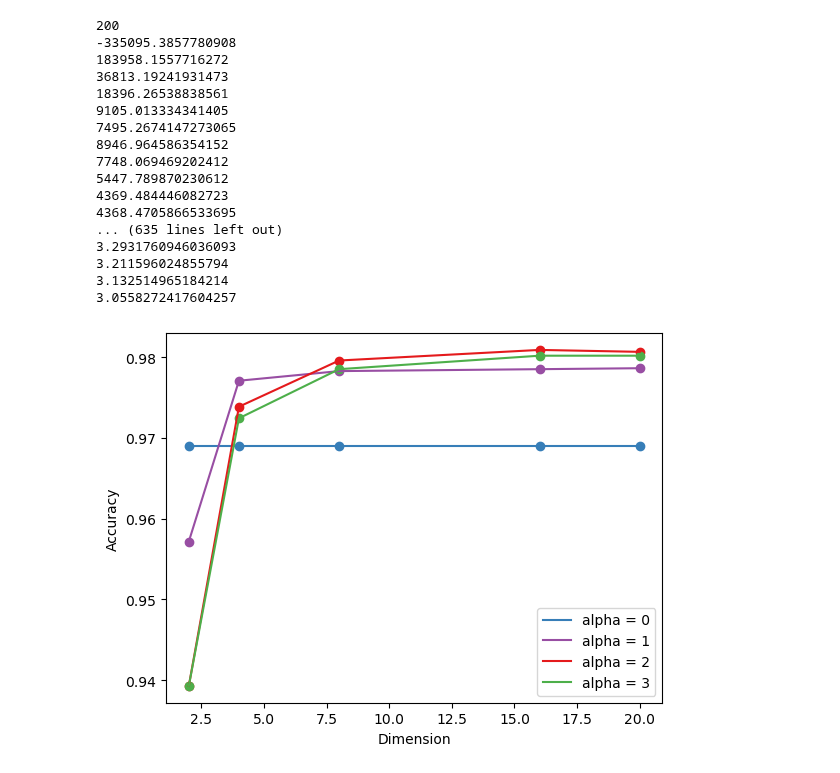
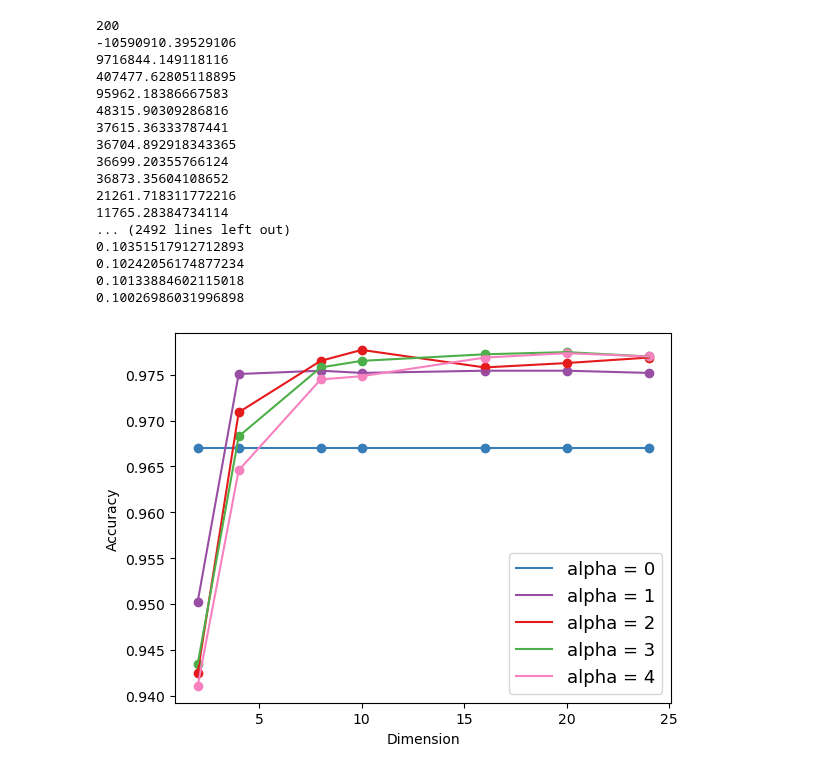
Before and after one commit to SigneDjernis/Latent_Distance_Models, a Jupyter notebook: Dublin dataset/EffectOfDim.ipynb, the cells around one changed output. Saved outputs shown, nothing was run; the diff lists cells and outputs as text; code cells hidden in the pictures.

Commit message:
Find optimal dim and alpha and compare the optimal

```diff
--- a/Dublin dataset/EffectOfDim.ipynb
+++ b/Dublin dataset/EffectOfDim.ipynb
@@ -10,13 +10,13 @@ import copy
 %store -r random_numbers_matrix
 # %%
 def LR(x):
-    return np.exp(-x/70)*0.01+0.00001
+    return np.exp(-x/100)*0.01+0.00001
 # %%
 alpha = 0
 # %%
 n = 10000000
-dim_array = [2,4,8,10,16,20]
-Accuracy_dim_alpha3 = [0]*len(dim_array)
+dim_array = [2,4,8,10,16,20,24]
+Accuracy_dim_alpha4 = [0]*len(dim_array)
 l = 0
 
 for dim in dim_array:
@@ -65,42 +65,44 @@ for dim in dim_array:
     True_negativ[l] = np.sum((connections*sigmoid_value > -0.5) & (connections*sigmoid_value <= 0))
     False_negativ[l] = np.sum((connections*sigmoid_value > 0) & (connections*sigmoid_value < 0.5))
 
-    Accuracy_dim_alpha3[l] = (True_posetiv+True_negativ)/(len(sigmoid_value))
+    l += 1
 
-    l += 1
+Accuracy_dim_alpha4 = (True_posetiv+True_negativ)/(len(sigmoid_value))
 # %% [output]
 200
--335095.3857780908
-183958.1557716272
-36813.19241931473
-18396.26538838561
-9105.013334341405
-7495.2674147273065
-8946.964586354152
-7748.069469202412
-5447.789870230612
-4369.484446082723
-4368.4705866533695
-... (635 lines left out)
-3.2931760946036093
-3.211596024855794
-3.132514965184214
-3.0558272417604257
+-10590910.39529106
+9716844.149118116
+407477.62805118895
+95962.18386667583
+48315.90309286816
+37615.36333787441
+36704.892918343365
+36699.20355766124
+36873.35604108652
+21261.718311772216
+11765.28384734114
+... (2492 lines left out)
+0.10351517912712893
+0.10242056174877234
+0.10133884602115018
+0.10026986031996898
 # %%
-Accuracy_dim_alpha3 = np.sum(Accuracy_dim_alpha3,axis=1)
+Accuracy_dim_alpha4 = np.sum(Accuracy_dim_alpha4,axis=1)
 # %%
 # Define x-axis values
 plt.plot(dim_array, Accuracy_dim_alpha0, label='alpha = 0', color = '#377eb8')
 plt.plot(dim_array, Accuracy_dim_alpha1, label='alpha = 1', color = '#984ea3')
 plt.plot(dim_array, Accuracy_dim_alpha2, label='alpha = 2', color = '#e41a1c')
 plt.plot(dim_array, Accuracy_dim_alpha3, label='alpha = 3', color = '#4daf4a')
+plt.plot(dim_array, Accuracy_dim_alpha4, label='alpha = 4', color = '#f781bf')
 plt.scatter(dim_array, Accuracy_dim_alpha0, facecolors='#377eb8', edgecolors='#377eb8')
 plt.scatter(dim_array, Accuracy_dim_alpha1, facecolors='#984ea3', edgecolors='#984ea3')
 plt.scatter(dim_array, Accuracy_dim_alpha2, facecolors='#e41a1c', edgecolors='#e41a1c')
 plt.scatter(dim_array, Accuracy_dim_alpha3, facecolors='#4daf4a', edgecolors='#4daf4a')
+plt.scatter(dim_array, Accuracy_dim_alpha4, facecolors='#f781bf', edgecolors='#f781bf')
 plt.ylabel('Accuracy')
 plt.xlabel('Dimension')
-plt.legend()
+plt.legend(fontsize=13)
 plt.show()
 # %% [output]
-[figure, old version]
+[figure, new version]
```
Also changed, not shown: 2 other files.
